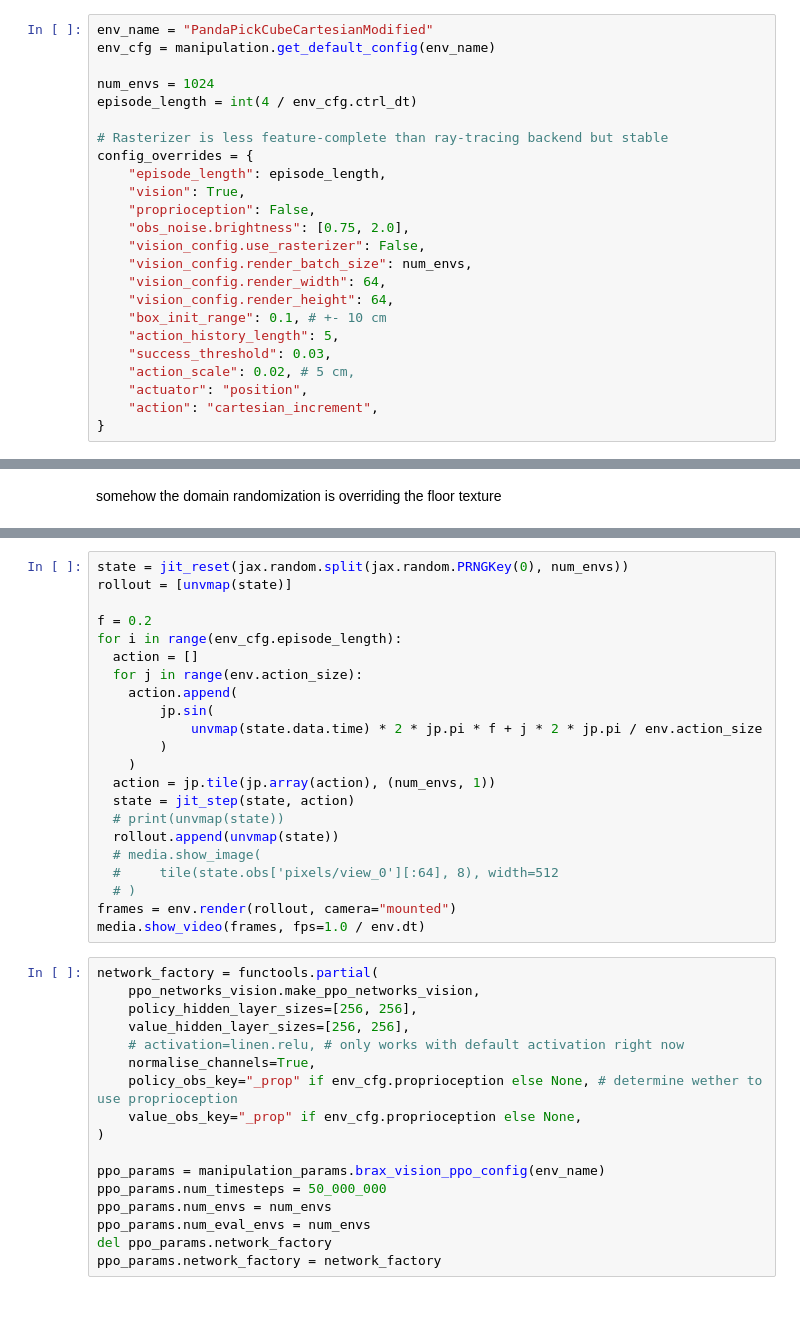
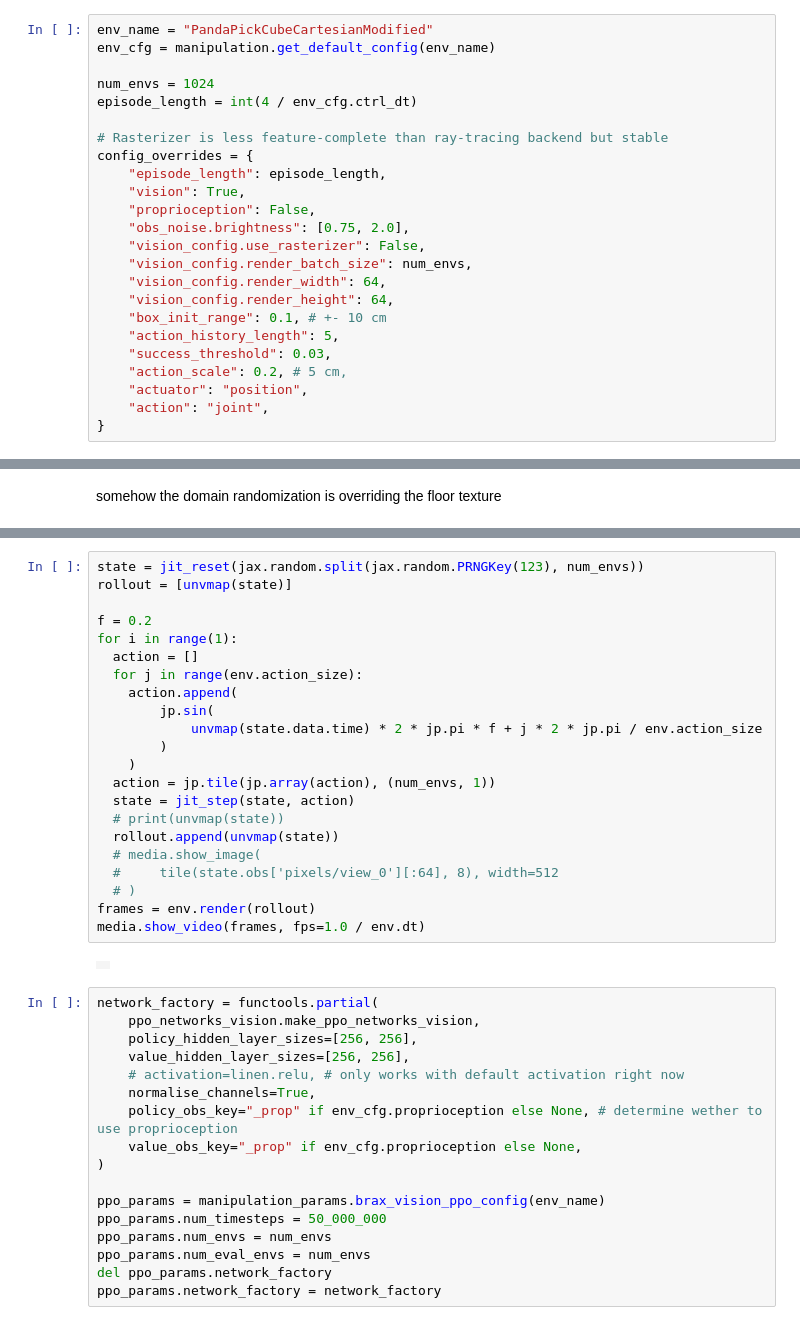
Before and after one commit to RL-Sim-to-Real/training, a Jupyter notebook: debugging/pandapickcube.ipynb, the cells around one changed output, grey strips where cells are left out. Saved outputs shown, nothing was run; the diff lists cells and outputs as text.

```diff
--- a/debugging/pandapickcube.ipynb
+++ b/debugging/pandapickcube.ipynb
@@ -52,9 +54,9 @@ config_overrides = {
     "box_init_range": 0.1, # +- 10 cm
     "action_history_length": 5,
     "success_threshold": 0.03,
-    "action_scale": 0.02, # 5 cm,
+    "action_scale": 0.2, # 5 cm,
     "actuator": "position",
-    "action": "cartesian_increment",
+    "action": "joint",
 }
 # %%
 
@@ -106,27 +108,29 @@ media.show_image(tile(state.obs['pixels/view_0'][:9], 3), width=512)
 # %% [output]
 [interactive output not drawn]
 # %%
-state = jit_reset(jax.random.split(jax.random.PRNGKey(0), num_envs))
+state = jit_reset(jax.random.split(jax.random.PRNGKey(123), num_envs))
 rollout = [unvmap(state)]
 
 f = 0.2
-for i in range(env_cfg.episode_length):
+for i in range(1):
   action = []
   for j in range(env.action_size):
     action.append(
         jp.sin(
             unvmap(state.data.time) * 2 * jp.pi * f + j * 2 * jp.pi / env.action_size
         )
     )
   action = jp.tile(jp.array(action), (num_envs, 1))
   state = jit_step(state, action)
   # print(unvmap(state))
   rollout.append(unvmap(state))
   # media.show_image(
   #     tile(state.obs['pixels/view_0'][:64], 8), width=512
   # )
-frames = env.render(rollout, camera="mounted")
+frames = env.render(rollout)
 media.show_video(frames, fps=1.0 / env.dt)
+# %% [output]
+|  |
 # %%
 network_factory = functools.partial(
     ppo_networks_vision.make_ppo_networks_vision,
```
Also changed, not shown: parts of 2 cells of this notebook, 3 other files.
